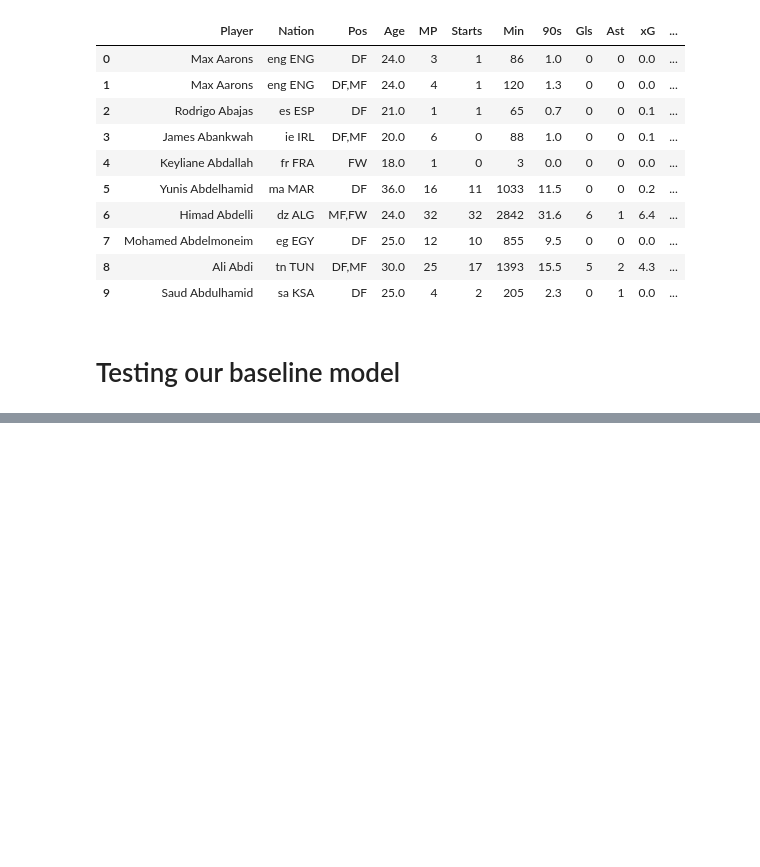
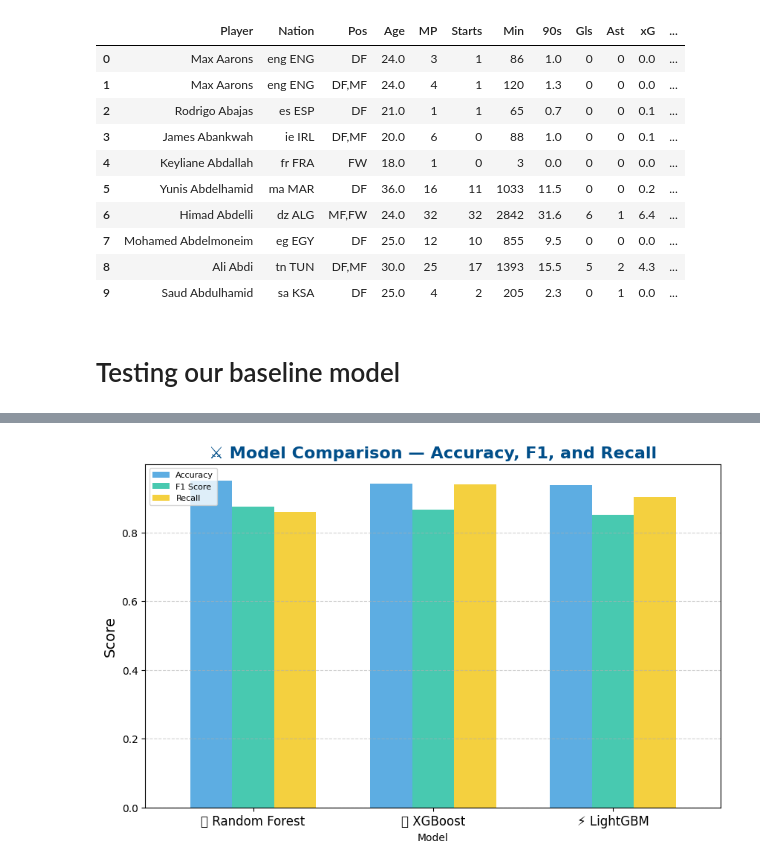
Before and after one commit to rahafw/future_stars, a Jupyter notebook: notebooks/nawaf_future_stars_EDA.ipynb, the cells around one changed output, grey strips where cells are left out. Cells and saved outputs as stored; diff of their text form; code cells hidden in the pictures; blank space fills up the shorter version.

Commit message:
I did model selection and evaluation to select the best model for Future Stars project

```diff
--- a/notebooks/nawaf_future_stars_EDA.ipynb
+++ b/notebooks/nawaf_future_stars_EDA.ipynb
@@ -331,11 +328,11 @@ Heuristic k: 10
 # %% [markdown]
 Fit KMeans & create cluster baseline mapping
 # %%
-if is_regression:
-    mae = mean_absolute_error(y, df_work_num["baseline_pred"].values)
-    mse = mean_squared_error(y, df_work_num["baseline_pred"].values)
-    rmse = np.sqrt(mse)
-    print(f"✅ Clustered baseline (regression): MAE = {mae:.4f}, RMSE = {rmse:.4f}")
-else:
-    acc = accuracy_score(y, df_work_num["baseline_pred"].values)
-    print(f"✅ Clustered baseline (classification): Accuracy = {acc:.4f}")
+#if is_regression:
+ #   mae = mean_absolute_error(y, df_work_num["baseline_pred"].values)
+  #  mse = mean_squared_error(y, df_work_num["baseline_pred"].values)
+   # rmse = np.sqrt(mse)
+    #print(f"✅ Clustered baseline (regression): MAE = {mae:.4f}, RMSE = {rmse:.4f}")
+#else:
+ #   acc = accuracy_score(y, df_work_num["baseline_pred"].values)
+  #  print(f"✅ Clustered baseline (classification): Accuracy = {acc:.4f}")
@@ -567,0 +658,9 @@ target_df.head(20)
+# %%
+acc = accuracy_score(y_test, y_pred)
+f1 = f1_score(y_test, y_pred)
+
+print("⚽ LightGBM Baseline Model: Future Star Classification")
+print(f"Accuracy: {acc:.4f}")
+print(f"F1 Score: {f1:.4f}")
+print("\nClassification Report:")
+print(classification_report(y_test, y_pred))
@@ -567,0 +788,16 @@ target_df.head(20)
+# %%
+import matplotlib.pyplot as plt
+fig, ax = plt.subplots(figsize=(10, 6))
+bar_colors = ['#5DADE2', '#48C9B0', '#F4D03F']
+
+metrics_to_plot = ['Accuracy', 'F1 Score', 'Recall']
+results_df.set_index("Model")[metrics_to_plot].plot(kind='bar', ax=ax, color=bar_colors, width=0.7)
+
+plt.title("⚔️ Model Comparison — Accuracy, F1, and Recall", fontsize=16, weight='bold', color='#004E89')
+plt.ylabel("Score", fontsize=14)
+plt.xticks(rotation=0, fontsize=12)
+plt.legend(fontsize=8, loc='upper left')
+plt.grid(axis='y', linestyle='--', alpha=0.6)
+plt.show()
+# %% [output]
+[figure, added]
```
Also changed, not shown: parts of 14 cells of this notebook.
